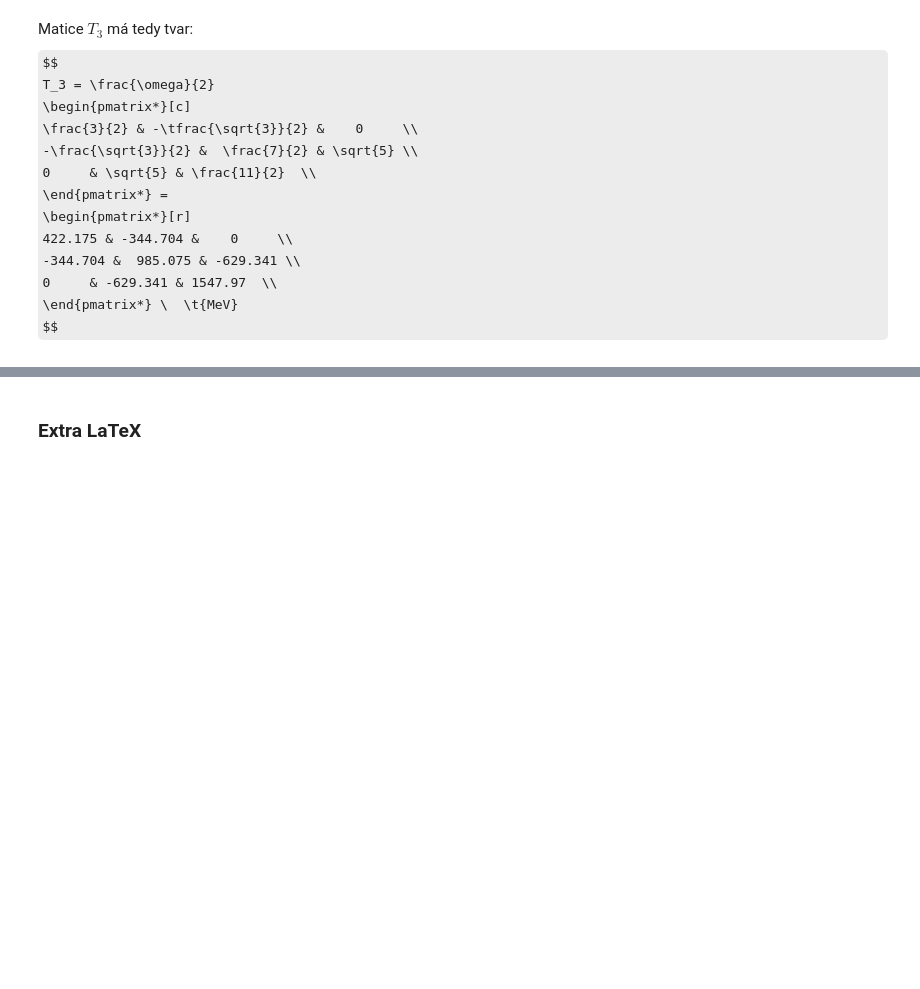
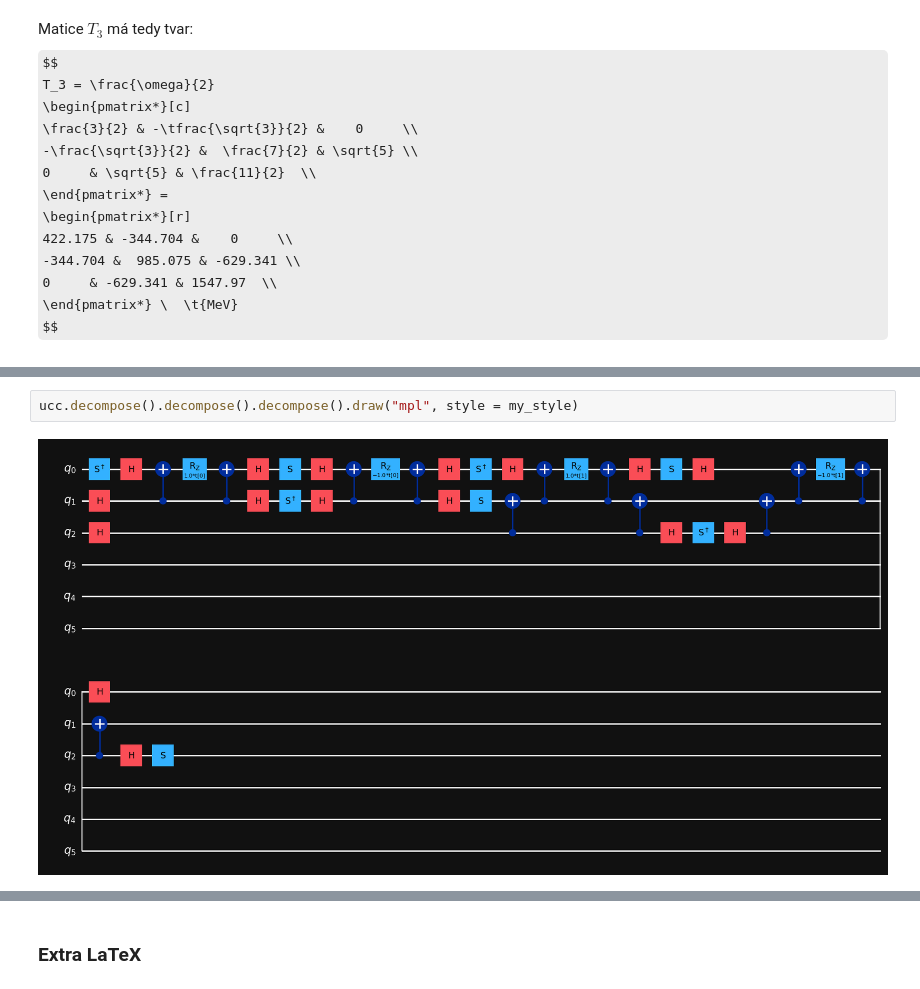
Before and after one commit to TheLittleRock/Charmonium-VQE, a Jupyter notebook: Charmonium.ipynb, the cells around one changed output, grey strips where cells are left out. Cells and saved outputs as stored; diff of their text form; some formulas as TeX source; blank space fills up the shorter version.

```diff
--- a/Charmonium.ipynb
+++ b/Charmonium.ipynb
@@ -298,0 +464,4 @@ $$
+# %%
+ucc.decompose().decompose().decompose().draw("mpl", style = my_style)
+# %% [output]
+[figure, added]
```
Also changed, not shown: parts of 31 cells of this notebook, 1 other file.
